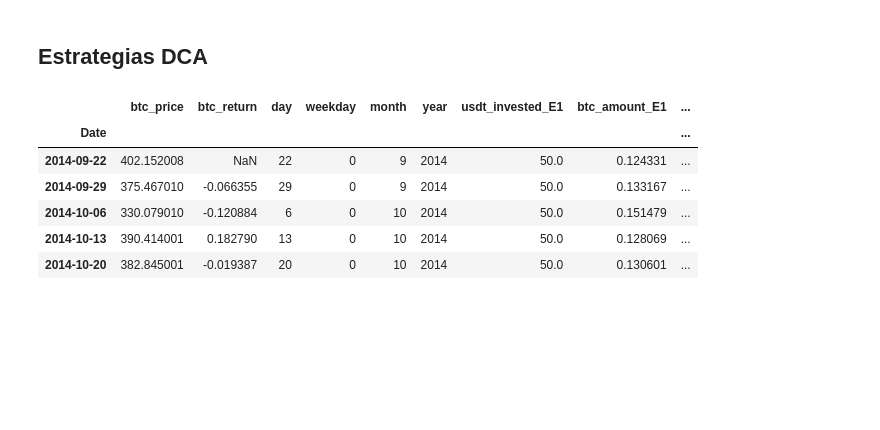
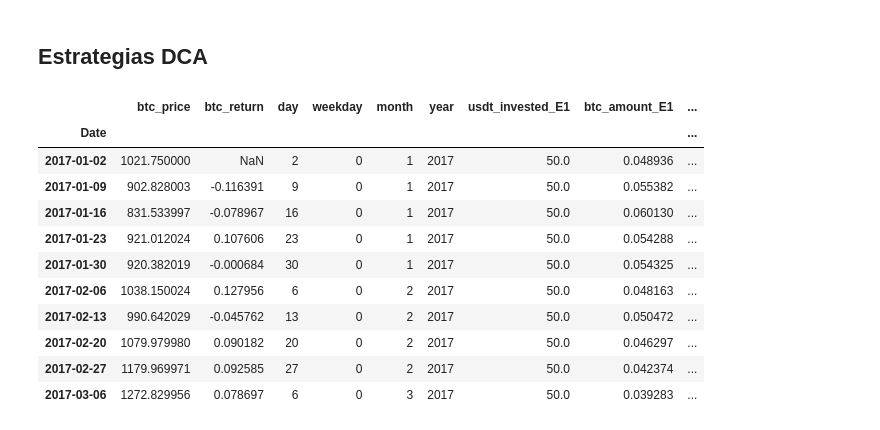
Before and after one commit to octane64/BTCLab, a Jupyter notebook: notebooks/Backtesting_consolidado.ipynb, the cells around one changed output. Cells and saved outputs as stored; diff of their text form; code cells hidden in the pictures; blank space fills up the shorter version.

```diff
--- a/notebooks/Backtesting_consolidado.ipynb
+++ b/notebooks/Backtesting_consolidado.ipynb
@@ -52,0 +72,3 @@ data.to_csv('datos_btc.csv')
+# %%
+data1 = data[(data['year'] >= 2021)]
+atipicos = statistics(data1)
@@ -96,11 +136,12 @@ def DCA_variable(df, usdt, var_usdt):
    '''
    Retorna un dataframe con la cantidad de usdt invertidos (según la variación del retorno) y la cantidad de btc obtenidos.
    '''
+   std_return = data['btc_return'].std()
    for x in df.index:
       row = df.loc[x]
-      if(row['btc_return'] < -(0.05)):
+      if(row['btc_return'] < atipicos['AI']):
          df.at[x,'usdt_invested_E2'] = usdt*(1+var_usdt)
-      elif(row['btc_return'] > 0.05):
+      elif(row['btc_return'] > atipicos['AS']):
          df.at[x,'usdt_invested_E2'] = usdt*(1-var_usdt)
       else:
          df.at[x, 'usdt_invested_E2'] = usdt
@@ -115,32 +156,61 @@ def DCA_variable_caida(df, usdt):
    for x in df.index:
       row = df.loc[x]
       if(row['btc_return'] < -0.0):
-         df.at[x,'usdt_invested_E3'] = usdt*(1+row['btc_return'])
+         df.at[x,'usdt_invested_E3'] = 2*usdt*(1+np.abs(row['btc_return']))
       else:
          df.at[x, 'usdt_invested_E3'] = usdt
    df['btc_amount_E3'] = df['usdt_invested_E3']/df['btc_price']
    return df.head(20)
+# %%
+def DCA_variable_atipicos(df, usdt):
+
+   '''
+   Retorna un dataframe con la cantidad de usdt invertidos según el número de desviaciones estandar que cae el retorno
+   '''
+
+   for x in df.index:
+      row = df.loc[x]
+      if(row['btc_return'] > atipicos['AI']) & (row['btc_return'] < atipicos['AS']):
+         df.at[x,'usdt_invested_E4'] = usdt
+      elif(row['btc_return'] < atipicos['AI']):
+         df.at[x,'usdt_invested_E4'] = usdt + usdt*np.abs(atipicos['AI'])
+      elif(row['btc_return'] < atipicos['AextI']):
+         df.at[x,'usdt_invested_E4'] = usdt + usdt*np.abs(atipicos['AextI'])
+      #elif(row['btc_return'] > (Atipico_ext_inf*std_return)):
+        # df.at[x,'usdt_invested_E4'] = 0
+      elif(row['btc_return'] > atipicos['AS']):
+         df.at[x,'usdt_invested_E4'] = 0
+      else:
+         df.at[x, 'usdt_invested_E4'] = usdt
+   df['btc_amount_E4'] = df['usdt_invested_E4']/df['btc_price']
+   return df.head(20)
 # %%
 # DataFrame semanal
 usdt = 50
 df = data.copy()
-#df = df[(df['year'] == 2021) & (df['weekday']==0)]
-df = df[df['weekday']==0]
+df = df[(df['year'] >= 2017) & (df['weekday']==0)]
+#df = df[df['weekday']==0]
 df['btc_return'] = df['btc_price'].pct_change()
 DCA_simple(df, usdt)
 DCA_variable(df, usdt,1)
 DCA_variable_caida(df,usdt)
+DCA_variable_atipicos(df,usdt)
 
 
-df.head()
+df.head(10)
 # %% [output]
 |  | btc_price | btc_return | day | weekday | month | year | usdt_invested_E1 | btc_amount_E1 | ... |
 | Date |  |  |  |  |  |  |  |  | ... |
-| 2014-09-22 | 402.152008 | NaN | 22 | 0 | 9 | 2014 | 50.0 | 0.124331 | ... |
-| 2014-09-29 | 375.467010 | -0.066355 | 29 | 0 | 9 | 2014 | 50.0 | 0.133167 | ... |
-| 2014-10-06 | 330.079010 | -0.120884 | 6 | 0 | 10 | 2014 | 50.0 | 0.151479 | ... |
-| 2014-10-13 | 390.414001 | 0.182790 | 13 | 0 | 10 | 2014 | 50.0 | 0.128069 | ... |
-| 2014-10-20 | 382.845001 | -0.019387 | 20 | 0 | 10 | 2014 | 50.0 | 0.130601 | ... |
+| 2017-01-02 | 1021.750000 | NaN | 2 | 0 | 1 | 2017 | 50.0 | 0.048936 | ... |
+| 2017-01-09 | 902.828003 | -0.116391 | 9 | 0 | 1 | 2017 | 50.0 | 0.055382 | ... |
+| 2017-01-16 | 831.533997 | -0.078967 | 16 | 0 | 1 | 2017 | 50.0 | 0.060130 | ... |
+| 2017-01-23 | 921.012024 | 0.107606 | 23 | 0 | 1 | 2017 | 50.0 | 0.054288 | ... |
+| 2017-01-30 | 920.382019 | -0.000684 | 30 | 0 | 1 | 2017 | 50.0 | 0.054325 | ... |
+| 2017-02-06 | 1038.150024 | 0.127956 | 6 | 0 | 2 | 2017 | 50.0 | 0.048163 | ... |
+| 2017-02-13 | 990.642029 | -0.045762 | 13 | 0 | 2 | 2017 | 50.0 | 0.050472 | ... |
+| 2017-02-20 | 1079.979980 | 0.090182 | 20 | 0 | 2 | 2017 | 50.0 | 0.046297 | ... |
+| 2017-02-27 | 1179.969971 | 0.092585 | 27 | 0 | 2 | 2017 | 50.0 | 0.042374 | ... |
+| 2017-03-06 | 1272.829956 | 0.078697 | 6 | 0 | 3 | 2017 | 50.0 | 0.039283 | ... |
 # %%
 # Cálculo del CAGR por estrategia
 cagr_btc = round(cagr(df),3)
```
Also changed, not shown: parts of 9 cells of this notebook, 3 other files.
